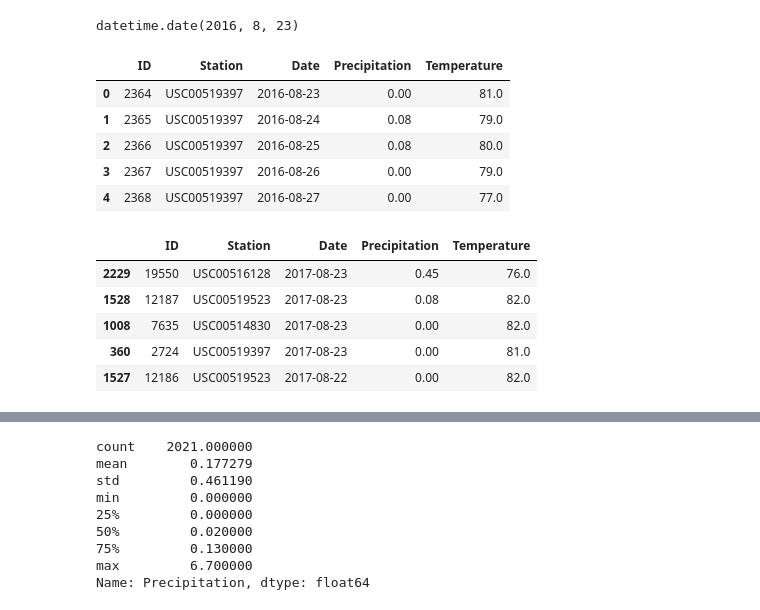
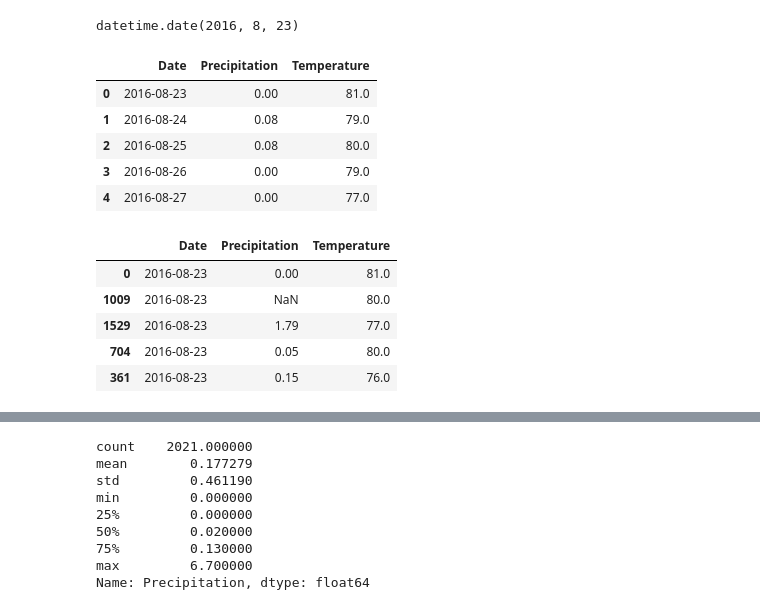
Before and after one commit to mshaaban1400/sqlalchemy-challenge, a Jupyter notebook: SurfsUp/climate_starter.ipynb, the cells around one changed output, grey strips where cells are left out. Saved outputs shown, nothing was run; the diff lists cells and outputs as text; code cells hidden in the pictures.

```diff
--- a/SurfsUp/climate_starter.ipynb
+++ b/SurfsUp/climate_starter.ipynb
@@ -60,51 +60,49 @@ datetime.date(2016, 8, 23)
 # %%
 
 # Perform a query to retrieve the data and precipitation scores
-results = session.query(measurement).filter(
+results = session.query(measurement.date, measurement.prcp, measurement.tobs).filter(
     measurement.date >= one_year_ago,
     measurement.date <= dt.date(2017, 8, 23),
 ).all()
 
 # Collect the data in lists
-ids = []
-stations = []
+# ids = []
+# stations = []
 dates = []
 precipitations = []
 temperatures = []
 
 for result in results:
-    ids.append(result.id)
-    stations.append(result.station)
+    # ids.append(result.id)
+    # stations.append(result.station)
     dates.append(result.date)
     precipitations.append(result.prcp)
     temperatures.append(result.tobs)
 # %%
 # Save the query results as a Pandas DataFrame
 last_year = pd.DataFrame({
-    'ID': ids,
-    'Station': stations,
     'Date': dates,
     'Precipitation': precipitations,
     'Temperature': temperatures,
 })
 
 # Print or use the DataFrame as needed
 last_year.head()
 # %% [output]
-|  | ID | Station | Date | Precipitation | Temperature |
-| 0 | 2364 | USC00519397 | 2016-08-23 | 0.00 | 81.0 |
-| 1 | 2365 | USC00519397 | 2016-08-24 | 0.08 | 79.0 |
-| 2 | 2366 | USC00519397 | 2016-08-25 | 0.08 | 80.0 |
-| 3 | 2367 | USC00519397 | 2016-08-26 | 0.00 | 79.0 |
-| 4 | 2368 | USC00519397 | 2016-08-27 | 0.00 | 77.0 |
+|  | Date | Precipitation | Temperature |
+| 0 | 2016-08-23 | 0.00 | 81.0 |
+| 1 | 2016-08-24 | 0.08 | 79.0 |
+| 2 | 2016-08-25 | 0.08 | 80.0 |
+| 3 | 2016-08-26 | 0.00 | 79.0 |
+| 4 | 2016-08-27 | 0.00 | 77.0 |
 # %%
 # Sort the dataframe by date
-sorted_last_year = last_year.sort_values('Date', ascending=False)
+sorted_last_year = last_year.sort_values('Date', ascending=True)
 sorted_last_year.head()
 # %% [output]
-|  | ID | Station | Date | Precipitation | Temperature |
-| 2229 | 19550 | USC00516128 | 2017-08-23 | 0.45 | 76.0 |
-| 1528 | 12187 | USC00519523 | 2017-08-23 | 0.08 | 82.0 |
-| 1008 | 7635 | USC00514830 | 2017-08-23 | 0.00 | 82.0 |
-| 360 | 2724 | USC00519397 | 2017-08-23 | 0.00 | 81.0 |
-| 1527 | 12186 | USC00519523 | 2017-08-22 | 0.00 | 82.0 |
+|  | Date | Precipitation | Temperature |
+| 0 | 2016-08-23 | 0.00 | 81.0 |
+| 1009 | 2016-08-23 | NaN | 80.0 |
+| 1529 | 2016-08-23 | 1.79 | 77.0 |
+| 704 | 2016-08-23 | 0.05 | 80.0 |
+| 361 | 2016-08-23 | 0.15 | 76.0 |
```
Also changed, not shown: parts of 3 cells of this notebook, 2 other files.
